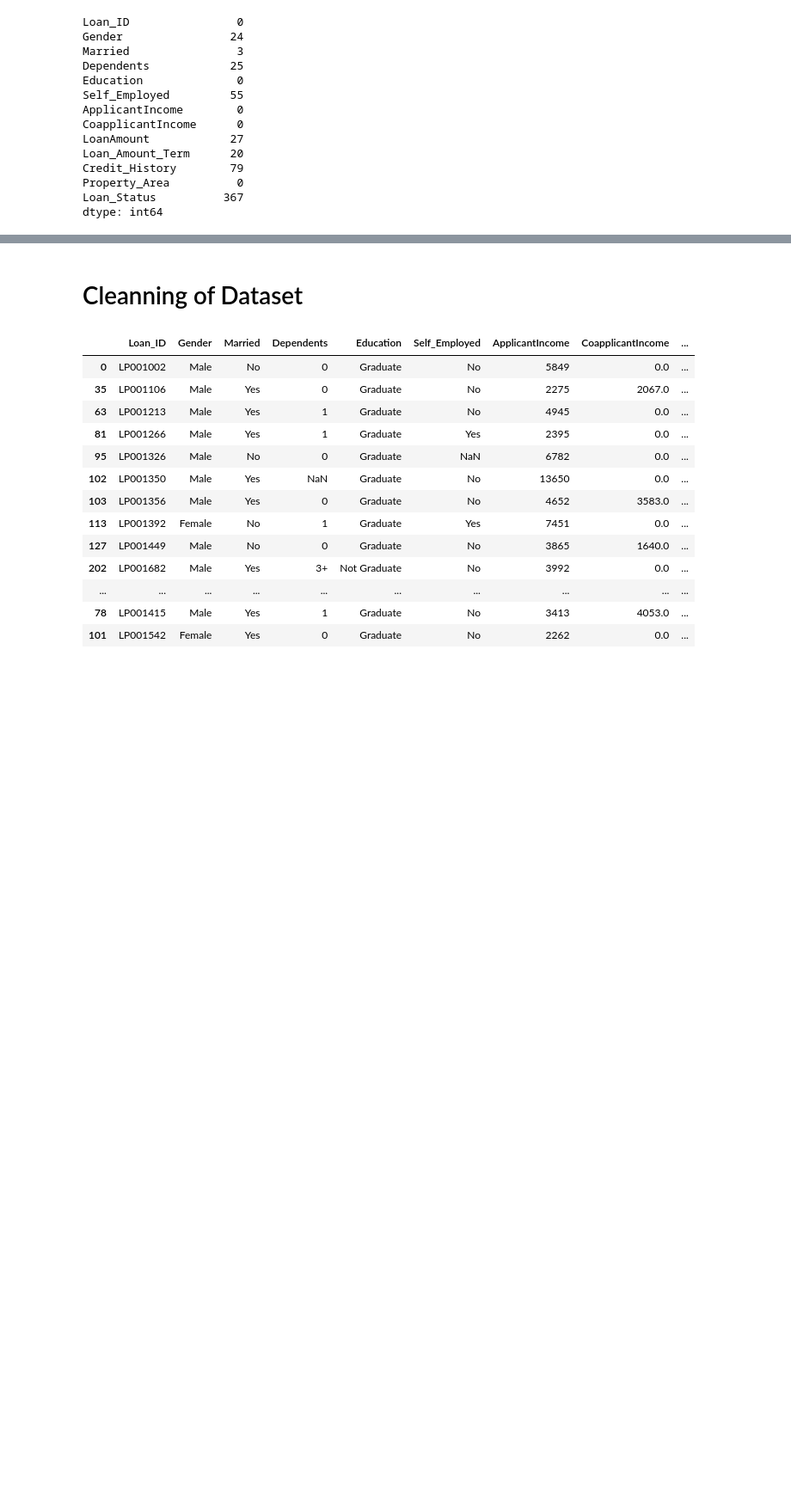
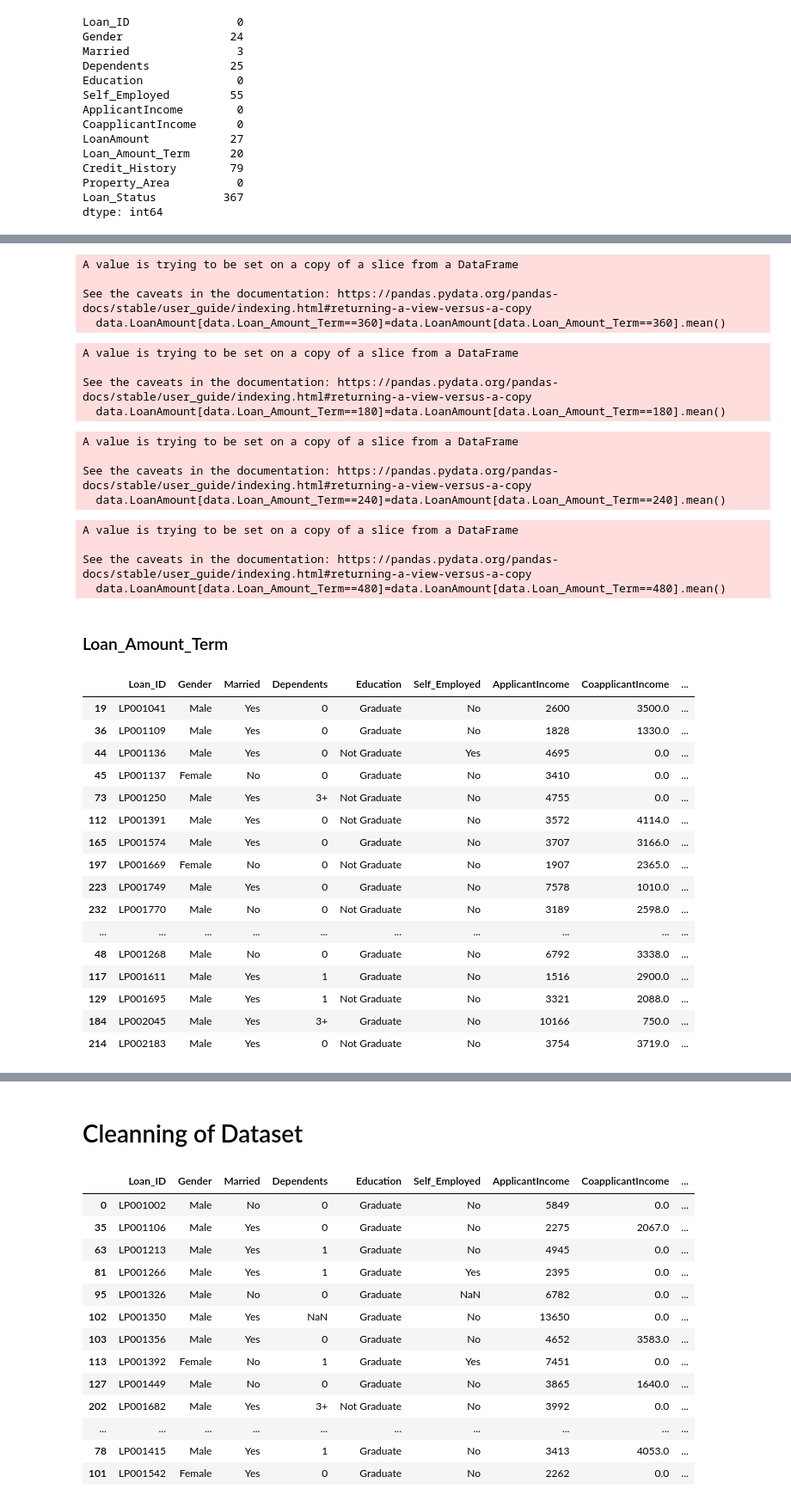
Before and after one commit to indrani2121/Analysis_of_loan_amounts_received_by_applicants, a Jupyter notebook: credit_history.ipynb, the cells around one changed output, grey strips where cells are left out. Shown at 86% size. Saved outputs shown, nothing was run; the diff lists cells and outputs as text; code cells hidden in the pictures; blank space fills up the shorter version.

```diff
--- a/credit_history.ipynb
+++ b/credit_history.ipynb
@@ -68,0 +201,53 @@ dtype: int64
+# %%
+data.LoanAmount[data.Loan_Amount_Term==360]=data.LoanAmount[data.Loan_Amount_Term==360].mean()
+# %% [output]
+A value is trying to be set on a copy of a slice from a DataFrame
+
+See the caveats in the documentation: https://pandas.pydata.org/pandas-docs/stable/user_guide/indexing.html#returning-a-view-versus-a-copy
+  data.LoanAmount[data.Loan_Amount_Term==360]=data.LoanAmount[data.Loan_Amount_Term==360].mean()
+# %%
+data[data.Loan_Amount_Term==180]
+data.LoanAmount[data.Loan_Amount_Term==180]=data.LoanAmount[data.Loan_Amount_Term==180].mean()
+# %% [output]
+A value is trying to be set on a copy of a slice from a DataFrame
+
+See the caveats in the documentation: https://pandas.pydata.org/pandas-docs/stable/user_guide/indexing.html#returning-a-view-versus-a-copy
+  data.LoanAmount[data.Loan_Amount_Term==180]=data.LoanAmount[data.Loan_Amount_Term==180].mean()
+# %%
+data[data.Loan_Amount_Term==240]
+data.LoanAmount[data.Loan_Amount_Term==240]=data.LoanAmount[data.Loan_Amount_Term==240].mean()
+# %% [output]
+A value is trying to be set on a copy of a slice from a DataFrame
+
+See the caveats in the documentation: https://pandas.pydata.org/pandas-docs/stable/user_guide/indexing.html#returning-a-view-versus-a-copy
+  data.LoanAmount[data.Loan_Amount_Term==240]=data.LoanAmount[data.Loan_Amount_Term==240].mean()
+# %%
+data[data.Loan_Amount_Term==480]
+data.LoanAmount[data.Loan_Amount_Term==480]=data.LoanAmount[data.Loan_Amount_Term==480].mean()
+# %% [output]
+A value is trying to be set on a copy of a slice from a DataFrame
+
+See the caveats in the documentation: https://pandas.pydata.org/pandas-docs/stable/user_guide/indexing.html#returning-a-view-versus-a-copy
+  data.LoanAmount[data.Loan_Amount_Term==480]=data.LoanAmount[data.Loan_Amount_Term==480].mean()
+# %% [markdown]
+### Loan_Amount_Term
+# %%
+data[data.Loan_Amount_Term.isna()]
+# %% [output]
+|  | Loan_ID | Gender | Married | Dependents | Education | Self_Employed | ApplicantIncome | CoapplicantIncome | ... |
+| 19 | LP001041 | Male | Yes | 0 | Graduate | No | 2600 | 3500.0 | ... |
+| 36 | LP001109 | Male | Yes | 0 | Graduate | No | 1828 | 1330.0 | ... |
+| 44 | LP001136 | Male | Yes | 0 | Not Graduate | Yes | 4695 | 0.0 | ... |
+| 45 | LP001137 | Female | No | 0 | Graduate | No | 3410 | 0.0 | ... |
+| 73 | LP001250 | Male | Yes | 3+ | Not Graduate | No | 4755 | 0.0 | ... |
+| 112 | LP001391 | Male | Yes | 0 | Not Graduate | No | 3572 | 4114.0 | ... |
+| 165 | LP001574 | Male | Yes | 0 | Graduate | No | 3707 | 3166.0 | ... |
+| 197 | LP001669 | Female | No | 0 | Not Graduate | No | 1907 | 2365.0 | ... |
+| 223 | LP001749 | Male | Yes | 0 | Graduate | No | 7578 | 1010.0 | ... |
+| 232 | LP001770 | Male | No | 0 | Not Graduate | No | 3189 | 2598.0 | ... |
+| ... | ... | ... | ... | ... | ... | ... | ... | ... | ... |
+| 48 | LP001268 | Male | No | 0 | Graduate | No | 6792 | 3338.0 | ... |
+| 117 | LP001611 | Male | Yes | 1 | Graduate | No | 1516 | 2900.0 | ... |
+| 129 | LP001695 | Male | Yes | 1 | Not Graduate | No | 3321 | 2088.0 | ... |
+| 184 | LP002045 | Male | Yes | 3+ | Graduate | No | 10166 | 750.0 | ... |
+| 214 | LP002183 | Male | Yes | 0 | Not Graduate | No | 3754 | 3719.0 | ... |
```
Also changed, not shown: parts of 36 cells of this notebook.
